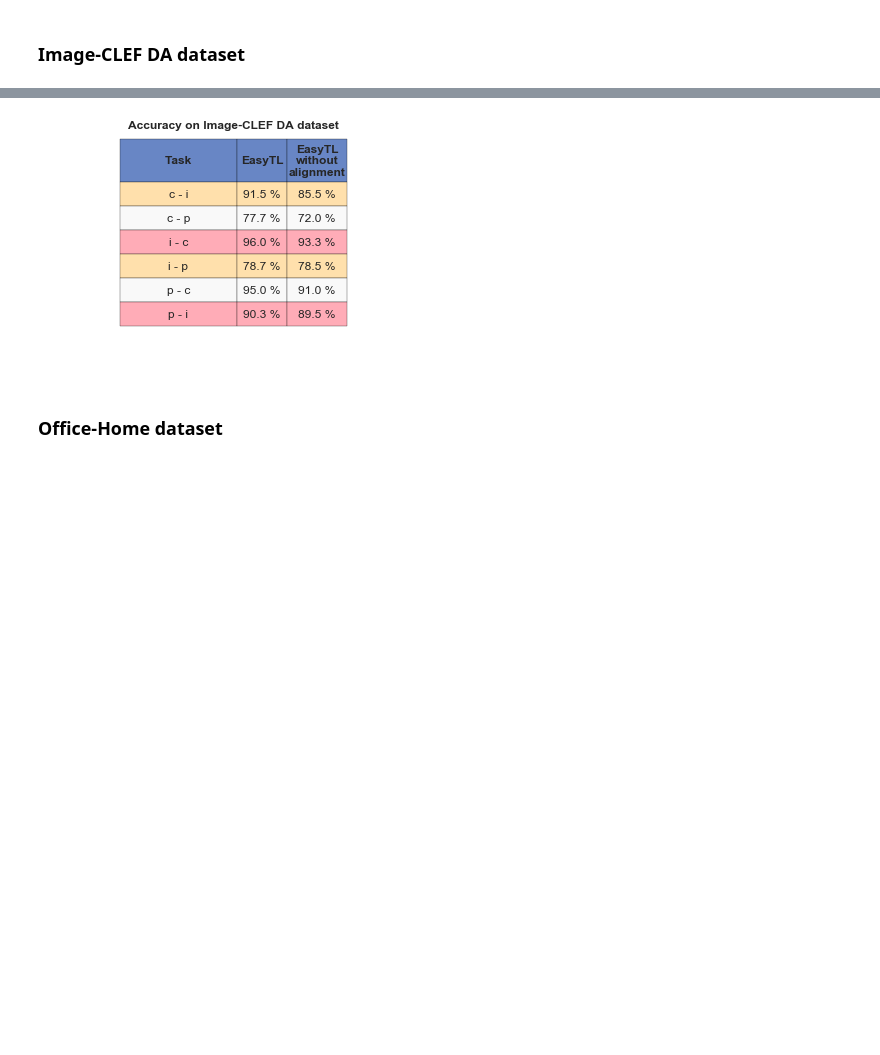
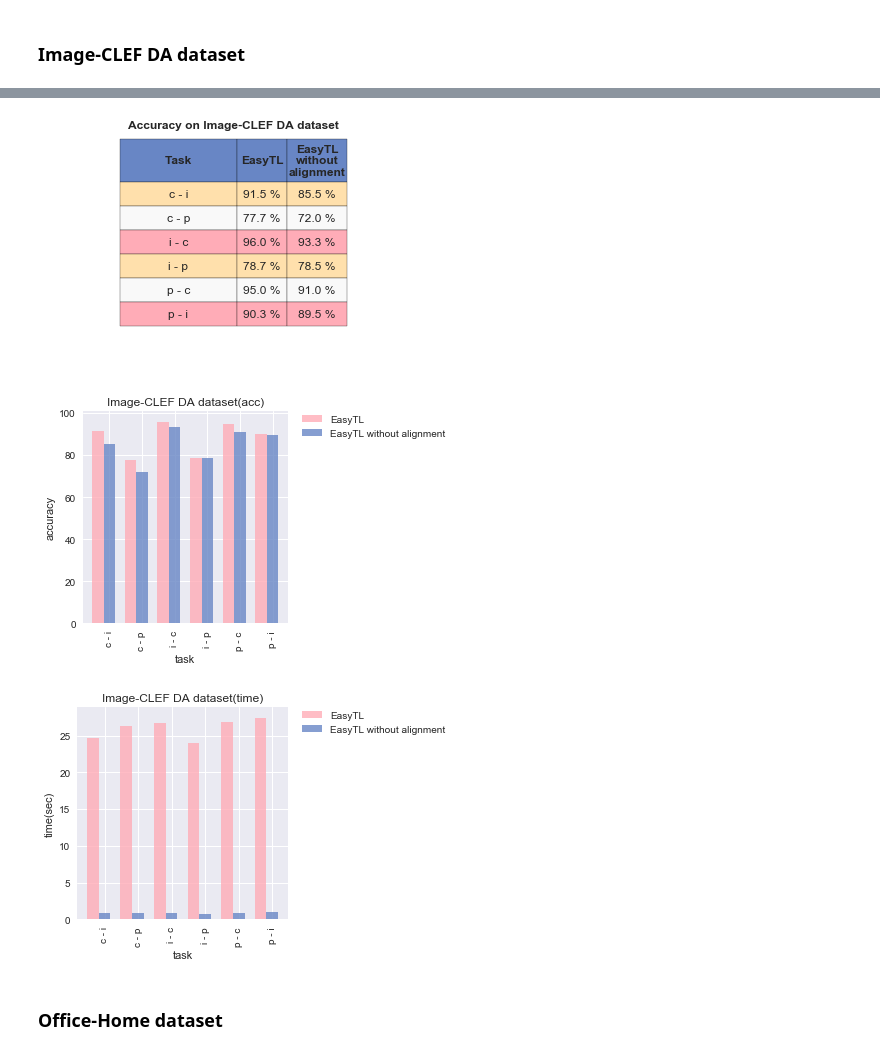
Before and after one commit to maryamhashemi/Transfer-Learning, a Jupyter notebook: phase3/EasyTL.ipynb, the cells around one changed output, grey strips where cells are left out. Saved outputs shown, nothing was run; the diff lists cells and outputs as text; code cells hidden in the pictures; blank space fills up the shorter version.

```diff
--- a/phase3/EasyTL.ipynb
+++ b/phase3/EasyTL.ipynb
@@ -505,43 +560,10 @@ EasyTL without alignment Acc: 89.5 %
-# %%
-df = pd.DataFrame({
-    'Task': task,
-    'EasyTL': EasyTL_Acc,
-    'EasyTL\nwithout\nalignment': EasyTL_without_alignment_Acc
-})[['Task', 'EasyTL', 'EasyTL\nwithout\nalignment']]
-
-table = plt.table(cellText=df.values,
-                  colWidths=[0.35, 0.15, 0.18],
-                  colLabels=df.columns,
-                  cellLoc='center',
-                  loc='upper center')
-table.auto_set_font_size(False)
-table.set_fontsize(12)
-table.scale(1, 2)
-
-for i in range(0, 3):
-    table[(0, i)].set_height(.2)
-    table[(0, i)].set_fontsize(12)
-    table[(0, i)].set_text_props(fontweight="bold")
-
-for i in range(len(task) + 1):
-    for j in range(0, 3):
-        if i == 0:
-            table[(i, j)].set_facecolor("#6886c5")
-        elif i % 3 == 0:
-            table[(i, j)].set_facecolor("#ffacb7")
-        elif i % 3 == 1:
-            table[(i, j)].set_facecolor("#ffe0ac")
-        else:
-            table[(i, j)].set_facecolor("#f9f9f9")
-
-title = 'Accuracy on Image-CLEF DA dataset'
-plt.title(title, fontweight="bold")
-plt.axis('off')
-
-plt.savefig(title + '.jpg', bbox_inches="tight", dpi=300)
-
-plt.show()
-# %% [output]
-[figure, removed]
+# %%
+plot_result_table(task, EasyTL_Acc, EasyTL_without_alignment_Acc, 'Accuracy on Image-CLEF DA dataset')
+plot_bar_chart(task, EasyTL_Acc, EasyTL_without_alignment_Acc, 'Image-CLEF DA dataset(acc)')
+plot_bar_chart(task, EasyTL_time, EasyTL_without_alignment_time, 'Image-CLEF DA dataset(time)', False)
+# %% [output]
+[figure, added]
+[figure, added]
+[figure, added]
 # %% [markdown]
 ### Office-Home dataset
```
Also changed, not shown: parts of 14 cells of this notebook.
